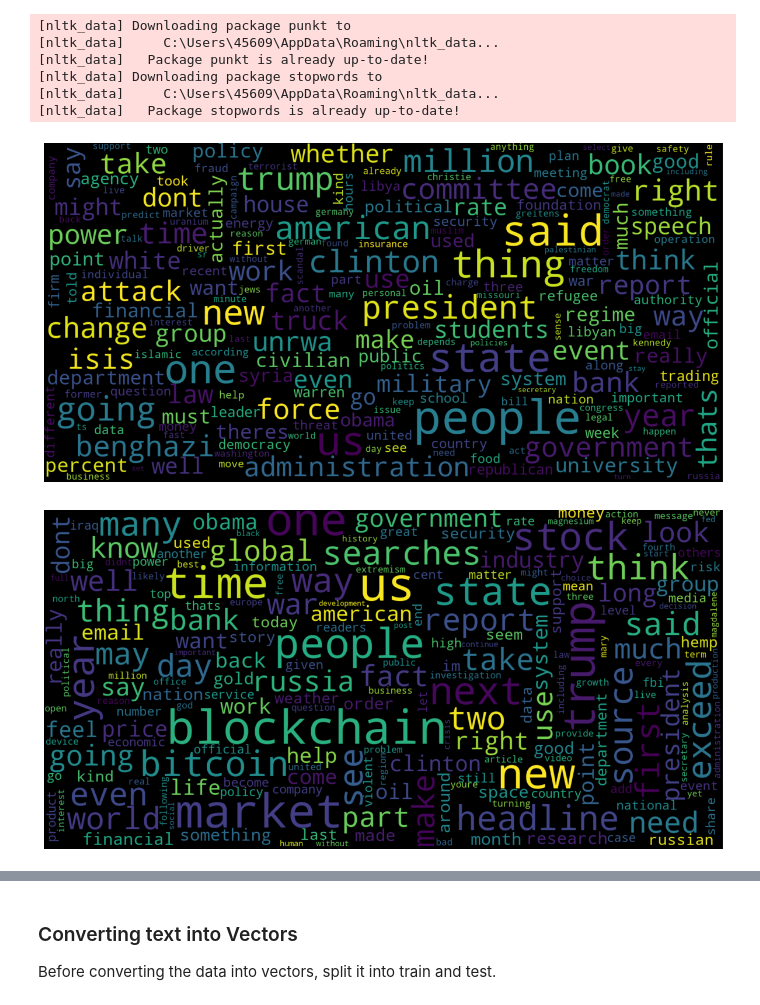
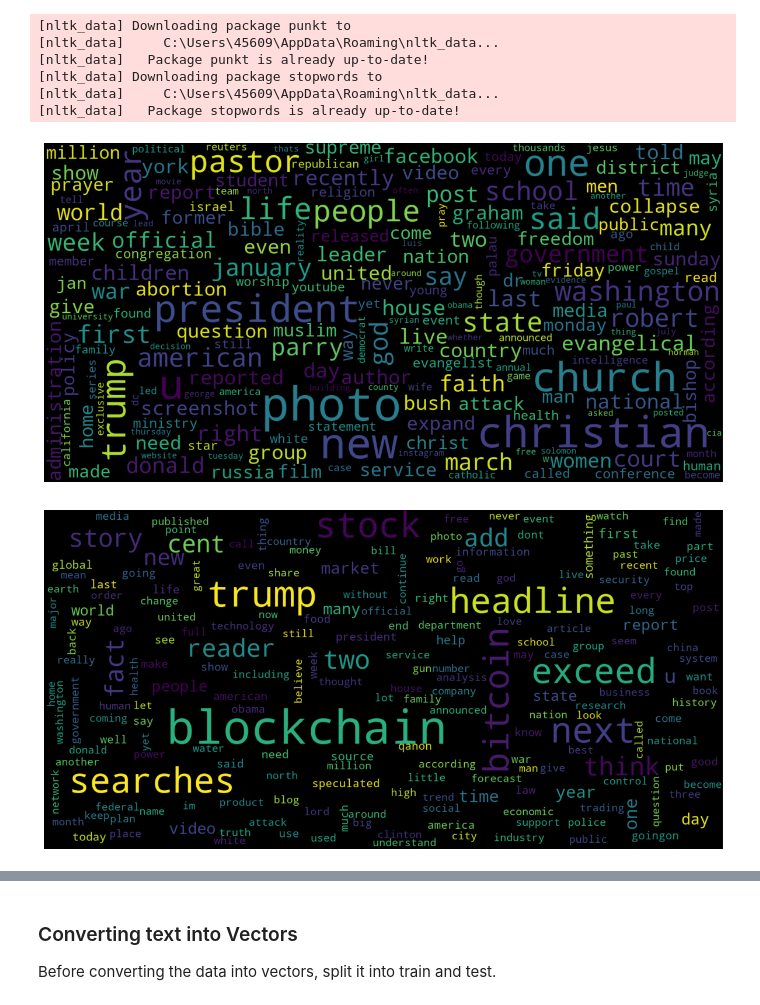
Before and after one commit to vicjuhl/fake-news, a Jupyter notebook: src/simple_model_vectorizer.ipynb, the cells around one changed output, grey strips where cells are left out. Saved outputs shown, nothing was run; the diff lists cells and outputs as text; code cells hidden in the pictures.

Commit message:
Model on summarized_corpus_valset2_100k ; 99% fake

```diff
--- a/src/simple_model_vectorizer.ipynb
+++ b/src/simple_model_vectorizer.ipynb
@@ -7,6 +7,7 @@ import matplotlib.pyplot as plt
 import pathlib as pl
 import os
 # %%
-df_src = pd.read_csv(pl.Path(os.path.abspath('')).parent.resolve() / "data_files/news_sample.csv")
+df_src = pd.read_csv(pl.Path(os.path.abspath('')).parent.resolve() / "data_files/summarized_corpus_valset2_100k.csv")
 df = df_src.copy()
-df = df.drop(["id", "Unnamed: 0","domain", "url", "scraped_at", "inserted_at", "updated_at", "title", "authors", "keywords", "meta_keywords", "meta_description", "tags", "summary"], axis = 1)
+# %%
+df = df.drop(["domain", "url", "scraped_at", "title", "authors", "keywords", "tags", "summary"], axis = 1)
@@ -26,7 +28,7 @@ hate            1
 Name: type, dtype: int64
 # %%
 fake = "fake"
-real = "political"
+real = "reliable"
 df = df[(df.type == fake) | (df.type == real)]
 df.isnull().sum()
 # %% [output]
@@ -76,12 +83,14 @@ def preprocess_text(text_data):
 
     return preprocessed_text
 # %%
-preprocessed_review = preprocess_text(df['content'].values)
-df['content'] = preprocessed_review
+content = "shortened"
+
+preprocessed_review = preprocess_text(df[content].values)
+df[content] = preprocessed_review
 # %%
 # Real
 consolidated = ' '.join(
-    word for word in df['content'][df['type'] == real].astype(str))
+    word for word in df[content][df['type'] == real].astype(str))
 wordCloud = WordCloud(width=1600,
                       height=800,
                       random_state=21,
@@ -92,22 +101,22 @@ plt.imshow(wordCloud.generate(consolidated), interpolation='bilinear')
 plt.axis('off')
 plt.show()
 # %% [output]
-[figure, old version]
+[figure, new version]
 # %%
 # Fake
 consolidated = ' '.join(
-    word for word in df['content'][df['type'] == fake].astype(str))
+    word for word in df[content][df['type'] == fake].astype(str))
 wordCloud = WordCloud(width=1600,
                       height=800,
                       random_state=21,
                       max_font_size=110,
                       collocations=False)
 plt.figure(figsize=(15, 10))
 plt.imshow(wordCloud.generate(consolidated), interpolation='bilinear')
 plt.axis('off')
 plt.show()
 # %% [output]
-[figure, old version]
+[figure, new version]
 # %%
 from sklearn.feature_extraction.text import CountVectorizer
 
```
Also changed, not shown: parts of 9 cells of this notebook.
